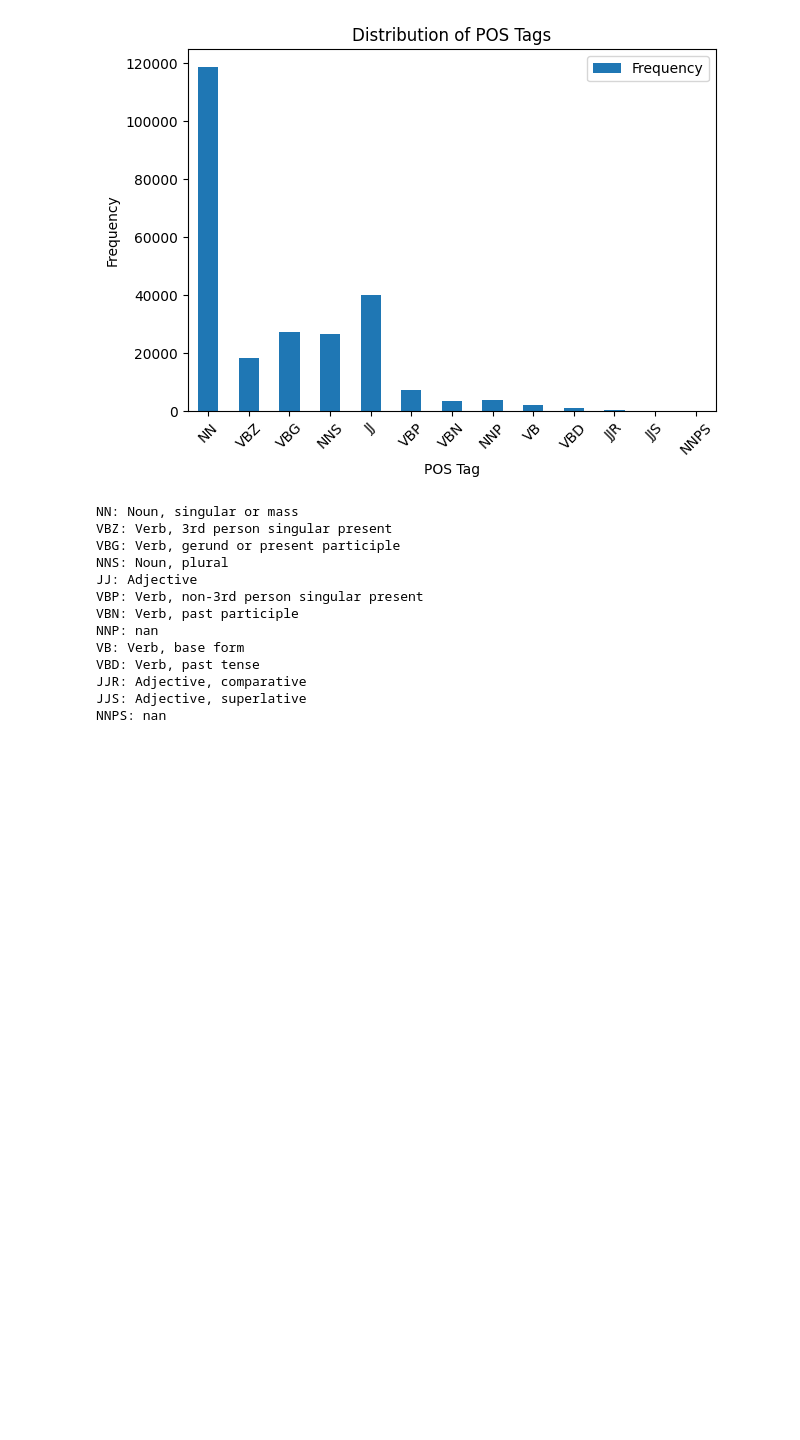
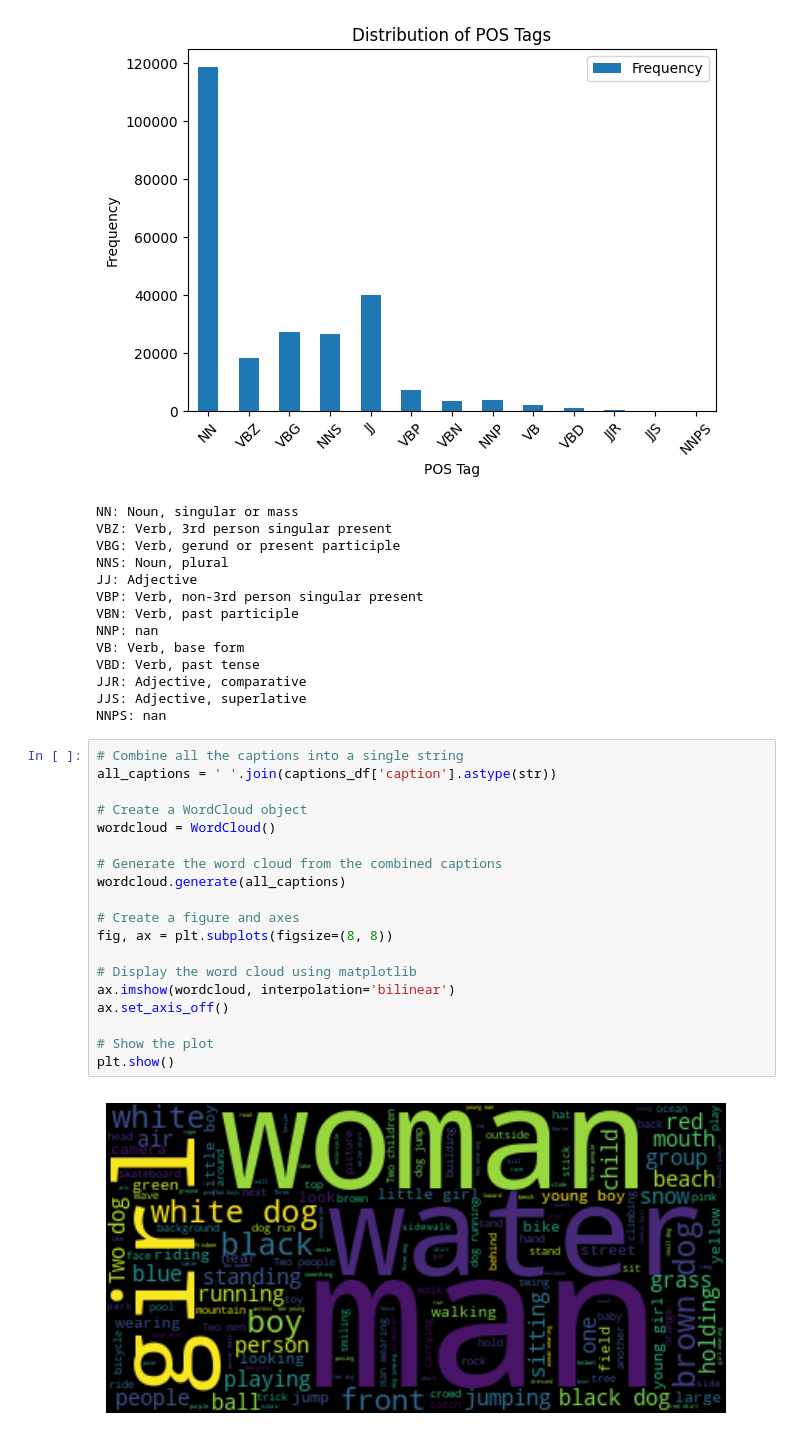
Before and after one commit to bhavanvir/Image-Captioner, a Jupyter notebook: data_analysis.ipynb, the cells around one changed output. Drawn from its saved outputs; the diff is of its cells as text; blank space fills up the shorter version.

Commit message:
adding word_cloud

```diff
--- a/data_analysis.ipynb
+++ b/data_analysis.ipynb
@@ -207,3 +208,24 @@ VBD: Verb, past tense
 JJR: Adjective, comparative
 JJS: Adjective, superlative
 NNPS: nan
+# %%
+# Combine all the captions into a single string
+all_captions = ' '.join(captions_df['caption'].astype(str))
+
+# Create a WordCloud object
+wordcloud = WordCloud()
+
+# Generate the word cloud from the combined captions
+wordcloud.generate(all_captions)
+
+# Create a figure and axes
+fig, ax = plt.subplots(figsize=(8, 8))
+
+# Display the word cloud using matplotlib
+ax.imshow(wordcloud, interpolation='bilinear')
+ax.set_axis_off()
+
+# Show the plot
+plt.show()
+# %% [output]
+[figure, added]
```
Also changed, not shown: parts of 1 cell of this notebook.
